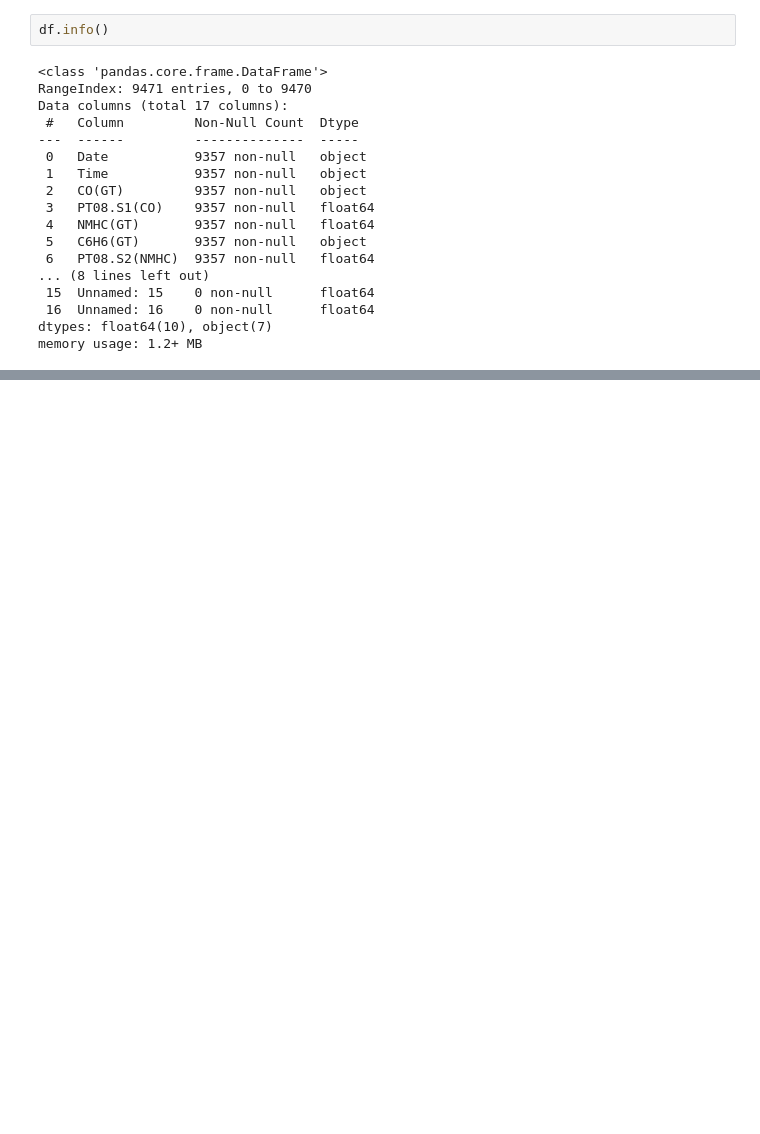
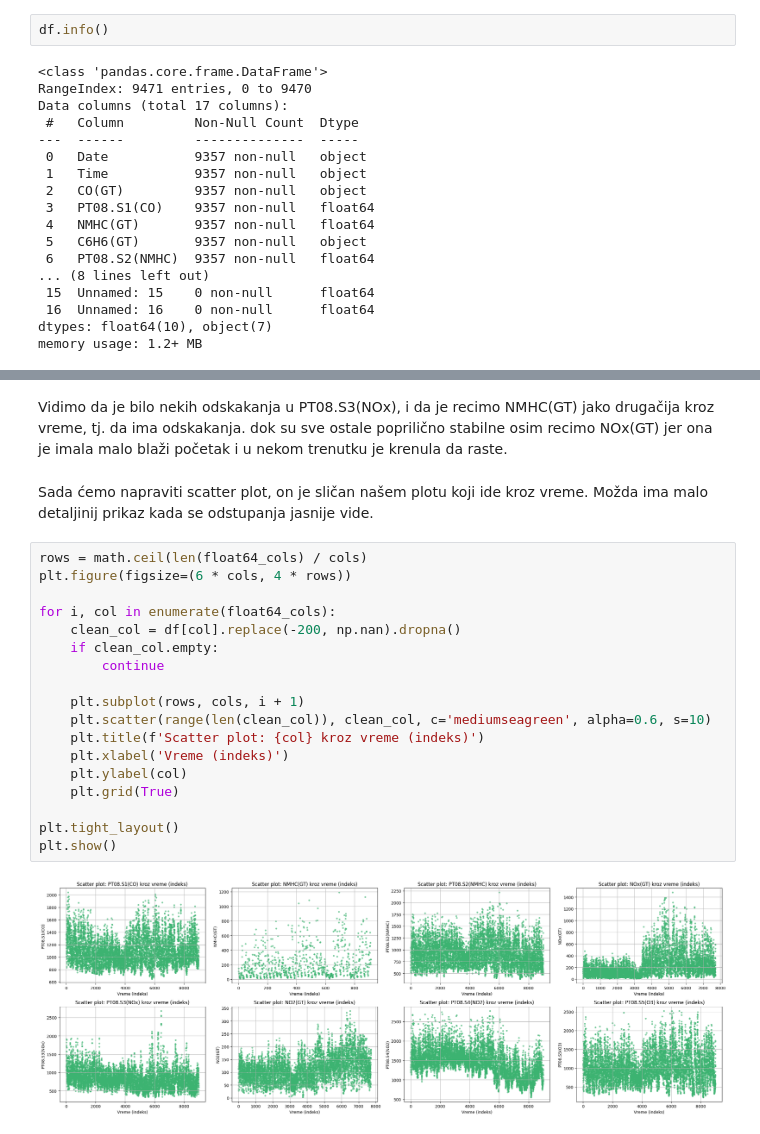
Before and after one commit to mbozinovic7625rn/onp-projekat2025, a Jupyter notebook: mihailo_bozinovic_7625_rn.ipynb, the cells around one changed output, grey strips where cells are left out. Saved outputs shown, nothing was run; the diff lists cells and outputs as text; blank space fills up the shorter version.

```diff
--- a/mihailo_bozinovic_7625_rn.ipynb
+++ b/mihailo_bozinovic_7625_rn.ipynb
@@ -93,0 +175,24 @@ memory usage: 1.2+ MB
+# %% [markdown]
+Vidimo da je bilo nekih odskakanja u PT08.S3(NOx), i da je recimo NMHC(GT) jako drugačija kroz vreme, tj. da ima odskakanja. dok su sve ostale poprilično stabilne osim recimo NOx(GT) jer ona je imala malo blaži početak i u nekom trenutku je krenula da raste.
+# %% [markdown]
+Sada ćemo napraviti scatter plot, on je sličan našem plotu koji ide kroz vreme. Možda ima malo detaljinij prikaz kada se odstupanja jasnije vide.
+# %%
+rows = math.ceil(len(float64_cols) / cols)
+plt.figure(figsize=(6 * cols, 4 * rows))
+
+for i, col in enumerate(float64_cols):
+    clean_col = df[col].replace(-200, np.nan).dropna()
+    if clean_col.empty:
+        continue
+
+    plt.subplot(rows, cols, i + 1)
+    plt.scatter(range(len(clean_col)), clean_col, c='mediumseagreen', alpha=0.6, s=10)
+    plt.title(f'Scatter plot: {col} kroz vreme (indeks)')
+    plt.xlabel('Vreme (indeks)')
+    plt.ylabel(col)
+    plt.grid(True)
+
+plt.tight_layout()
+plt.show()
+# %% [output]
+[figure, added]
```
Also changed, not shown: parts of 14 cells of this notebook, 2 other files.
